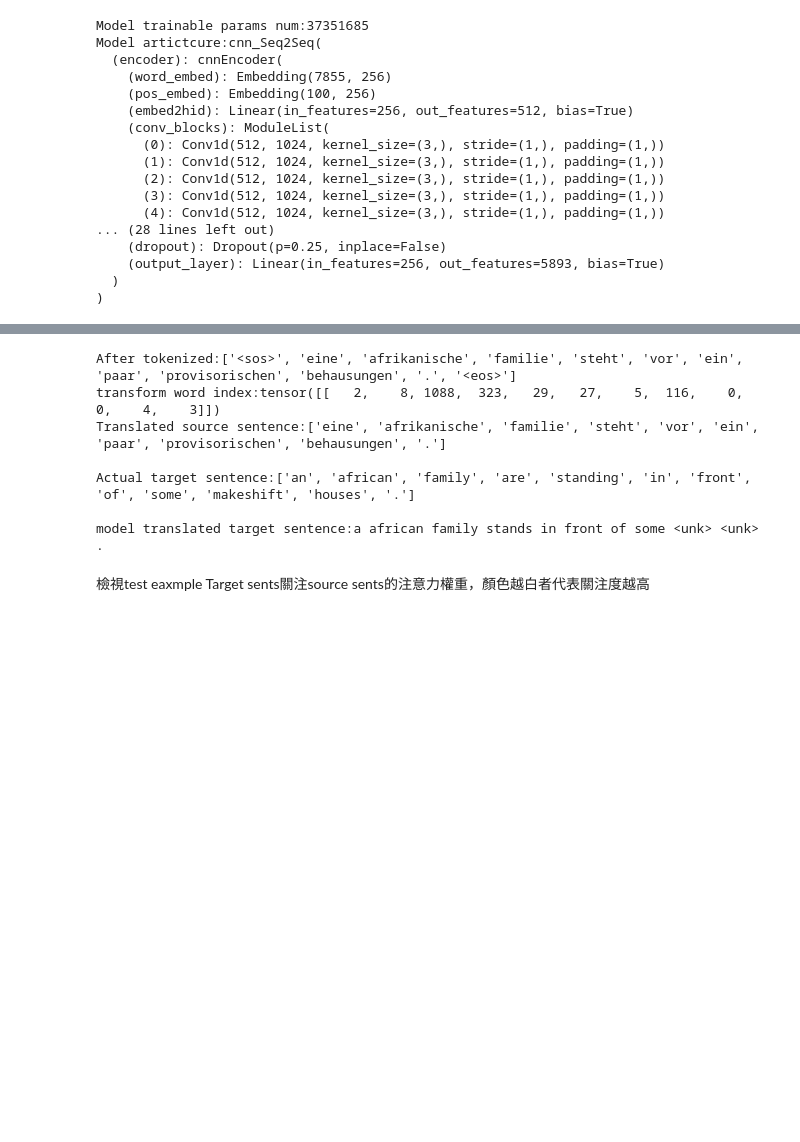
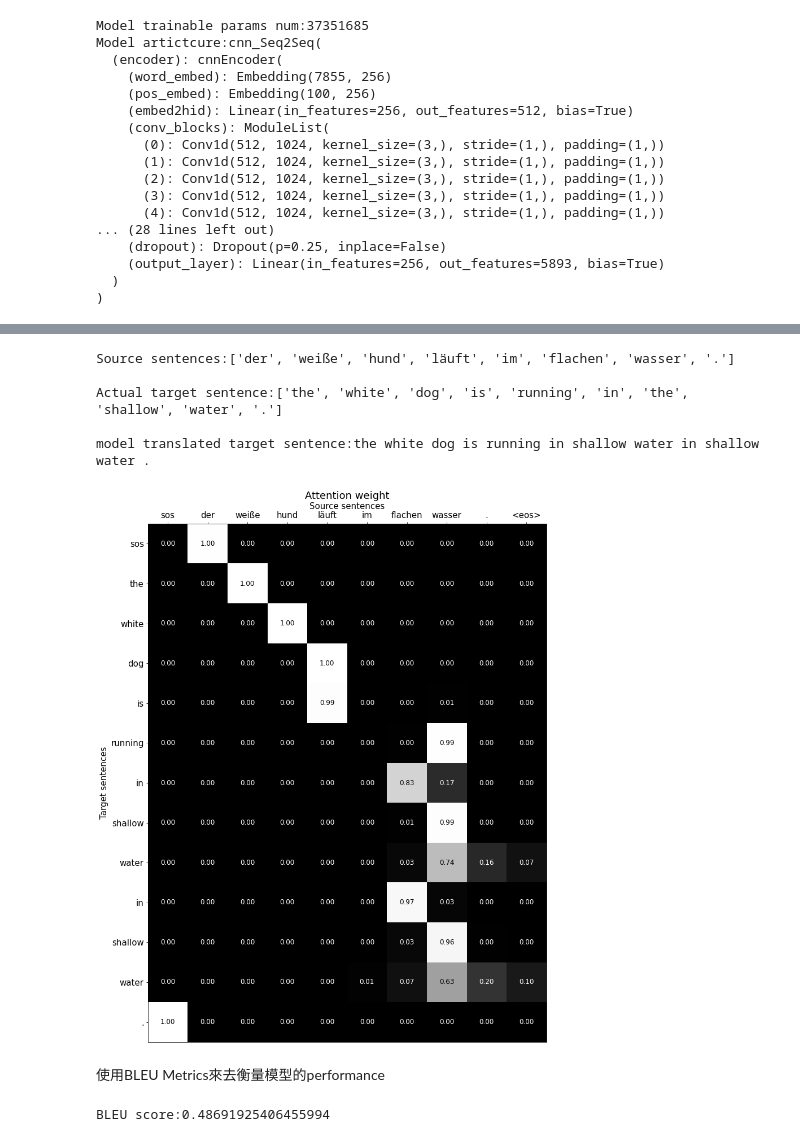
Before and after one commit to yinghao1019/NLP_and_DL_practice, a Jupyter notebook: Conv_seq2seq.ipynb, the cells around one changed output, grey strips where cells are left out. Saved outputs shown, nothing was run; the diff lists cells and outputs as text; code cells hidden in the pictures; blank space fills up the shorter version.

```diff
--- a/Conv_seq2seq.ipynb
+++ b/Conv_seq2seq.ipynb
@@ -228,7 +243,7 @@ class cnnDecoder(nn.Module):
 
     #apply residual connection with input_hid and attended_input
     attn_tensors=(attn_tensors+hid_tensors)*self.scale
-    return attn_tensors,attn_w
+    return attn_tensors,F.softmax(attn_w,dim=2)
   def forward(self,trg_tensors,encoder_conved,encoder_combined):
     #create pos embedding
     bs=trg_tensors.size()[0]
@@ -453,14 +520,11 @@ def translate_sents(model,sentence,src_Field,trg_field,max_len,device):
   model.eval()
   #text process
   if isinstance(sentence,str):
-    en_tokenizer=spacy.load('en_core_web_sm')
-    translated=['<sos>']+[token.text.lower() for t in en_tokenizer(sentence)]+['<eos>']
+    translated=['<sos>']+de_tokenize(sentence)+['<eos>']
   else:
     translated=['<sos>']+[t.lower() for t in sentence]+['<eos>']
-  print(f'After tokenized:{translated}')
   #convert to word indx
-  token_idx=src_Field.numericalize([translated],device)
-  print(f'transform word index:{token_idx}')
+  token_idx=src_Field.numericalize([translated])
   #create source sents Tensor
   src_tensors=token_idx.to(device)
 
@@ -489,23 +604,26 @@ def translate_sents(model,sentence,src_Field,trg_field,max_len,device):
 # %%
 #Translate test example
 test_idx=random.choice(range(len(test_data)))
 test_example=test_data.examples[test_idx]
 test_src=test_example.src
 test_trg=test_example.trg
 
 #translated source sent
 translated_trg,attn_w=translate_sents(s2s_model,test_src,SRC_de,TRG_en,100,device)
-print(f'Translated source sentence:{test_src}\n')
+print(f'Source sentences:{test_src}\n')
 print(f'Actual target sentence:{test_trg}\n')
 print(f"model translated target sentence:{' '.join(translated_trg)}\n")
-print(attn_w)
+
+#get tick labels location
+test_src=['sos']+test_src+['<eos>']
+translated_trg=['sos']+translated_trg
+#transform attention weight to numpy
+attn_w=attn_w[0].cpu().clone().detach().numpy()
+display_attnW(attn_w,test_src,translated_trg)
 # %% [output]
-After tokenized:['<sos>', 'eine', 'afrikanische', 'familie', 'steht', 'vor', 'ein', 'paar', 'provisorischen', 'behausungen', '.', '<eos>']
-transform word index:tensor([[   2,    8, 1088,  323,   29,   27,    5,  116,    0,    0,    4,    3]])
-Translated source sentence:['eine', 'afrikanische', 'familie', 'steht', 'vor', 'ein', 'paar', 'provisorischen', 'behausungen', '.']
+Source sentences:['der', 'weiße', 'hund', 'läuft', 'im', 'flachen', 'wasser', '.']
 
-Actual target sentence:['an', 'african', 'family', 'are', 'standing', 'in', 'front', 'of', 'some', 'makeshift', 'houses', '.']
+Actual target sentence:['the', 'white', 'dog', 'is', 'running', 'in', 'the', 'shallow', 'water', '.']
 
-model translated target sentence:a african family stands in front of some <unk> <unk> .
+model translated target sentence:the white dog is running in shallow water in shallow water .
+[figure, added]
-# %% [markdown]
-檢視test eaxmple Target sents關注source sents的注意力權重，顏色越白者代表關注度越高
@@ -521,0 +630,2 @@ ax.imshow()
+# %% [markdown]
+使用BLEU Metrics來去衡量模型的performance
@@ -521,0 +650,5 @@ ax.imshow()
+# %%
+test_bleuScore=compute_bleu_score(test_data,s2s_model,SRC_de,TRG_en,device)
+print(f'BLEU score:{test_bleuScore}')
+# %% [output]
+BLEU score:0.48691925406455994
```
Also changed, not shown: parts of 26 cells of this notebook.
